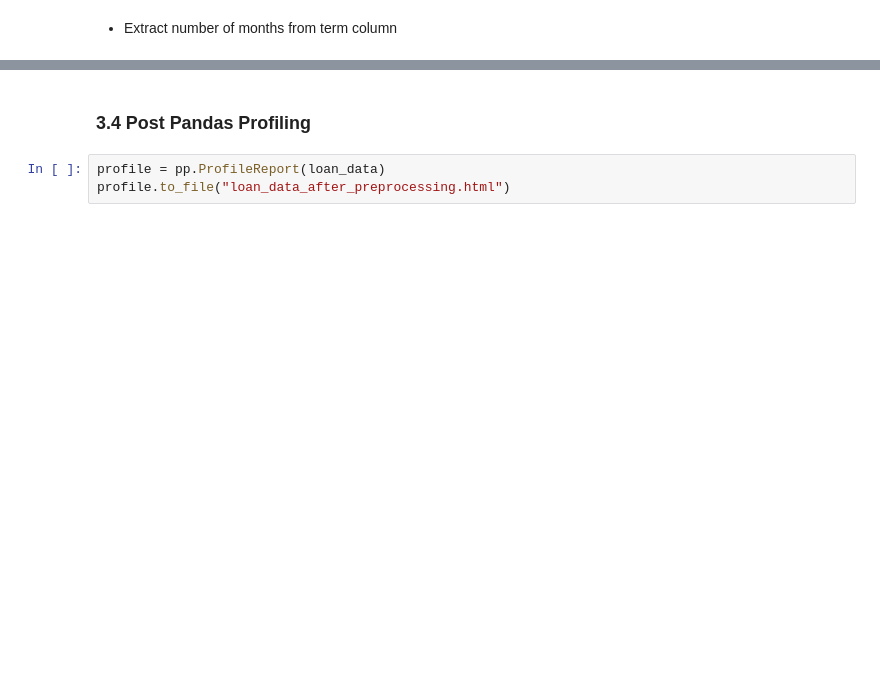
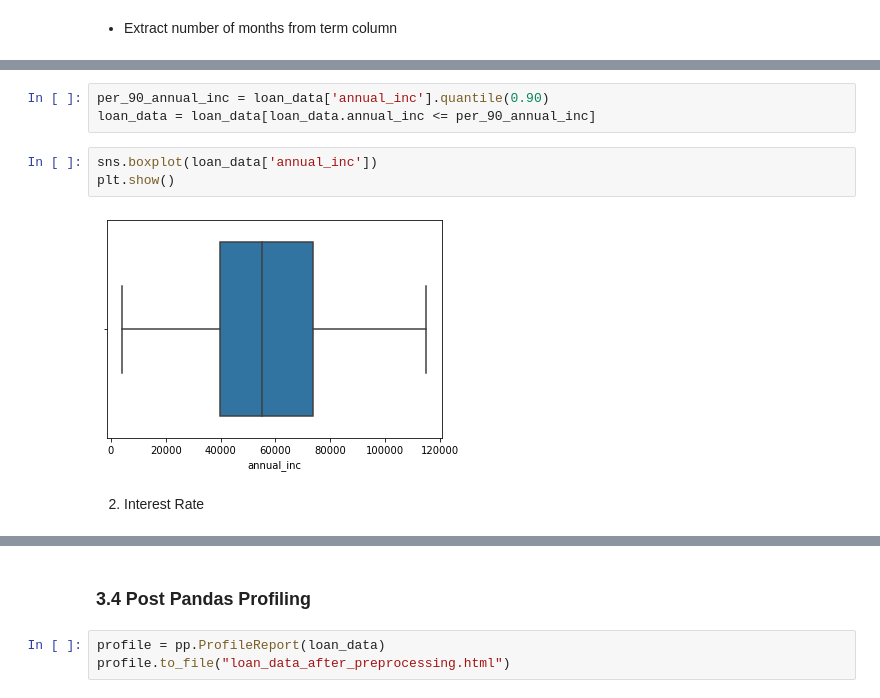
Before and after one commit to nazneenansari/LendingClubCaseStudy, a Jupyter notebook: Nazneen_Ansari.ipynb, the cells around one changed output, grey strips where cells are left out. Saved outputs shown, nothing was run; the diff lists cells and outputs as text; blank space fills up the shorter version.

```diff
--- a/Nazneen_Ansari.ipynb
+++ b/Nazneen_Ansari.ipynb
@@ -130,0 +268,10 @@ loan_data.shape
+# %%
+per_90_annual_inc = loan_data['annual_inc'].quantile(0.90)
+loan_data = loan_data[loan_data.annual_inc <= per_90_annual_inc]
+# %%
+sns.boxplot(loan_data['annual_inc'])
+plt.show()
+# %% [output]
+[figure, added]
+# %% [markdown]
+2. Interest Rate
```
Also changed, not shown: parts of 155 cells of this notebook.
